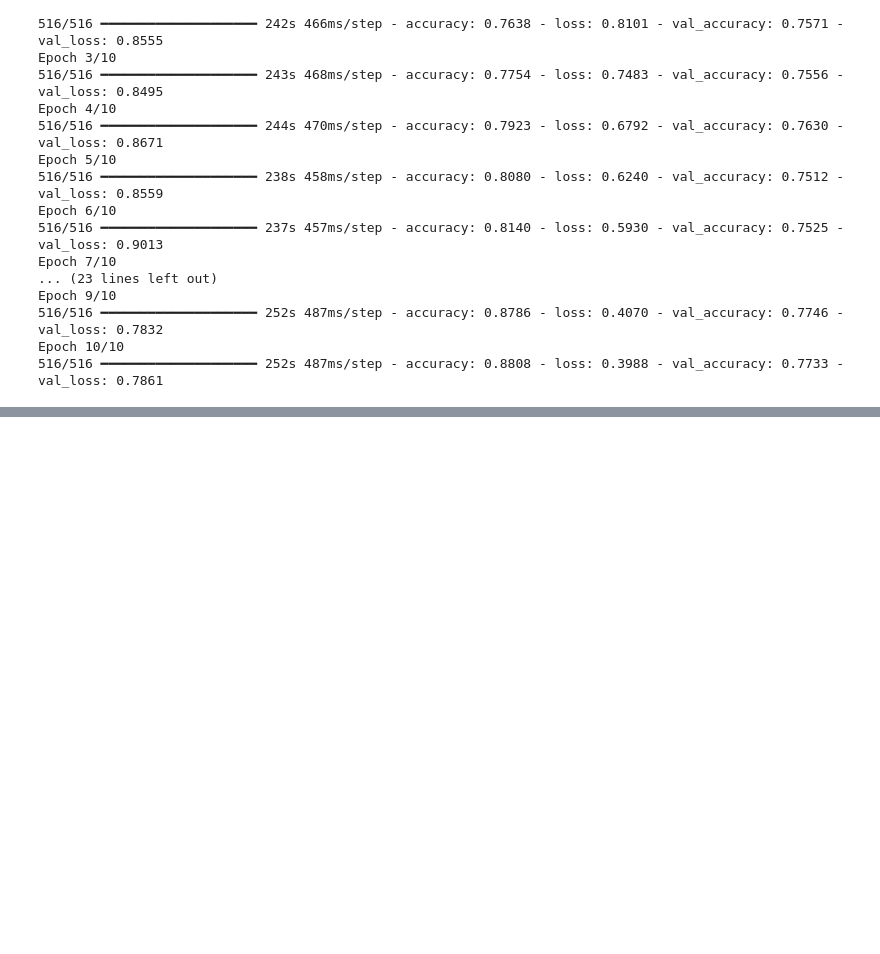
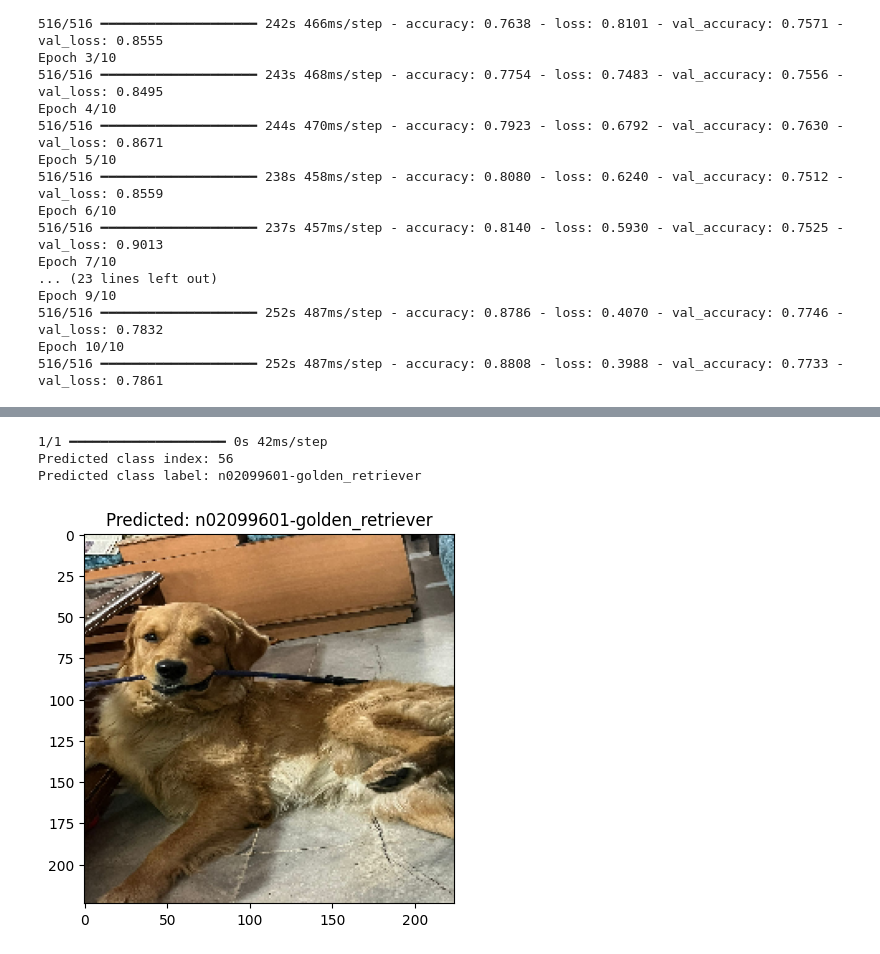
Before and after one commit to param10/DogBreedClassifer, a Jupyter notebook: Scripts/Dogbreed.ipynb, the cells around one changed output, grey strips where cells are left out. Cells and saved outputs as stored; diff of their text form; code cells hidden in the pictures; blank space fills up the shorter version.

Commit message:
accuracy and predictions

```diff
--- a/Scripts/Dogbreed.ipynb
+++ b/Scripts/Dogbreed.ipynb
@@ -156,0 +165,27 @@ Epoch 10/10
+# %%
+def load_and_preprocess_image(img_path):
+    img = image.load_img(img_path, target_size=(224, 224))
+    img_array = image.img_to_array(img)
+    img_array = np.expand_dims(img_array, axis=0)
+    return preprocess_input(img_array)
+
+img_path = '/Users/paramjaswal/Desktop/Dog_Breed/Luffy.jpg'
+img_array = load_and_preprocess_image(img_path)
+
+predictions = model_inceptionv3.predict(img_array)
+predicted_class_index = np.argmax(predictions)
+class_labels = {v: k for k, v in train_generator.class_indices.items()}
+predicted_class_label = class_labels[predicted_class_index]
+
+print(f'Predicted class index: {predicted_class_index}')
+print(f'Predicted class label: {predicted_class_label}')
+
+img = image.load_img(img_path, target_size=(224, 224))
+plt.imshow(img)
+plt.title(f'Predicted: {predicted_class_label}')
+plt.show()
+# %% [output]
+1/1 ━━━━━━━━━━━━━━━━━━━━ 0s 42ms/step
+Predicted class index: 56
+Predicted class label: n02099601-golden_retriever
+[figure, added]
```
Also changed, not shown: parts of 3 cells of this notebook, 3 other files.
